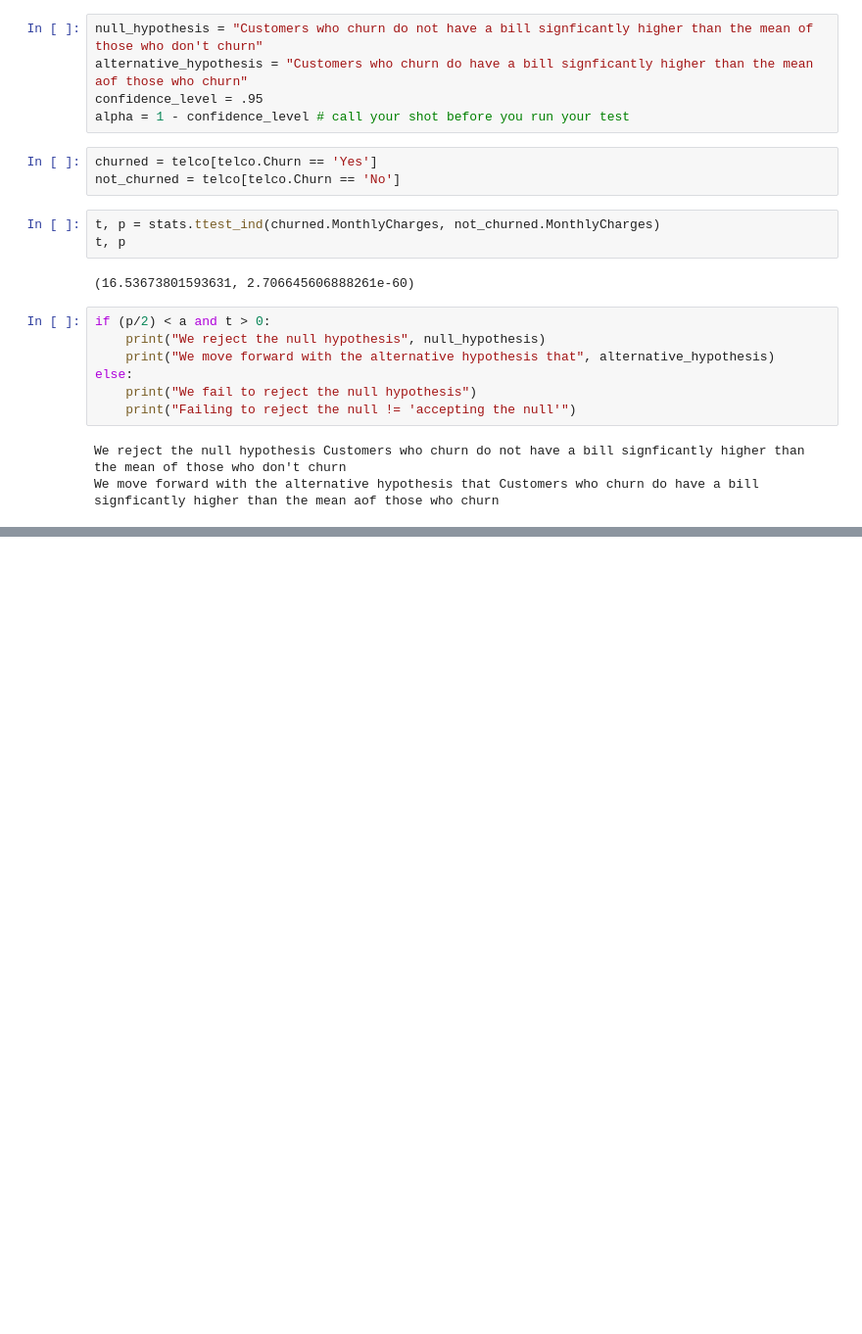
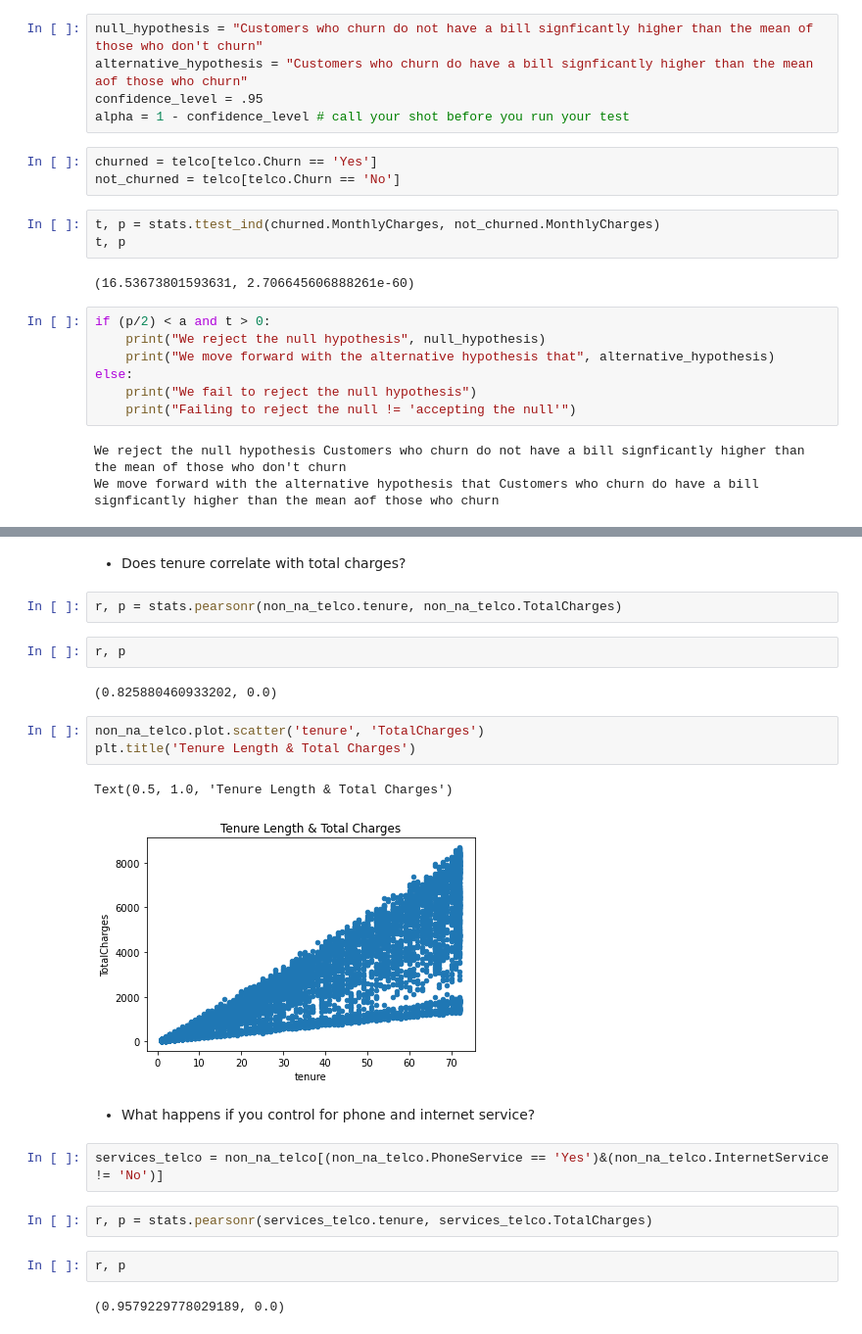
Before and after one commit to DBerchelmann/statistics-exercises, a Jupyter notebook: hypothesis_testing.ipynb, the cells around one changed output, grey strips where cells are left out. Shown: that part at 98% size. Drawn from its saved outputs; the diff is of its cells as text; blank space fills up the shorter version.

```diff
--- a/hypothesis_testing.ipynb
+++ b/hypothesis_testing.ipynb
@@ -315,0 +362,24 @@ We move forward with the alternative hypothesis that Customers who churn do have
+# %% [markdown]
+- Does tenure correlate with total charges?
+# %%
+r, p = stats.pearsonr(non_na_telco.tenure, non_na_telco.TotalCharges)
+# %%
+r, p
+# %% [output]
+(0.825880460933202, 0.0)
+# %%
+non_na_telco.plot.scatter('tenure', 'TotalCharges')
+plt.title('Tenure Length & Total Charges')
+# %% [output]
+Text(0.5, 1.0, 'Tenure Length & Total Charges')
+[figure, added]
+# %% [markdown]
+- What happens if you control for phone and internet service?
+# %%
+services_telco = non_na_telco[(non_na_telco.PhoneService == 'Yes')&(non_na_telco.InternetService != 'No')]
+# %%
+r, p = stats.pearsonr(services_telco.tenure, services_telco.TotalCharges)
+# %%
+r, p
+# %% [output]
+(0.9579229778029189, 0.0)
```
Also changed, not shown: parts of 47 cells of this notebook.
